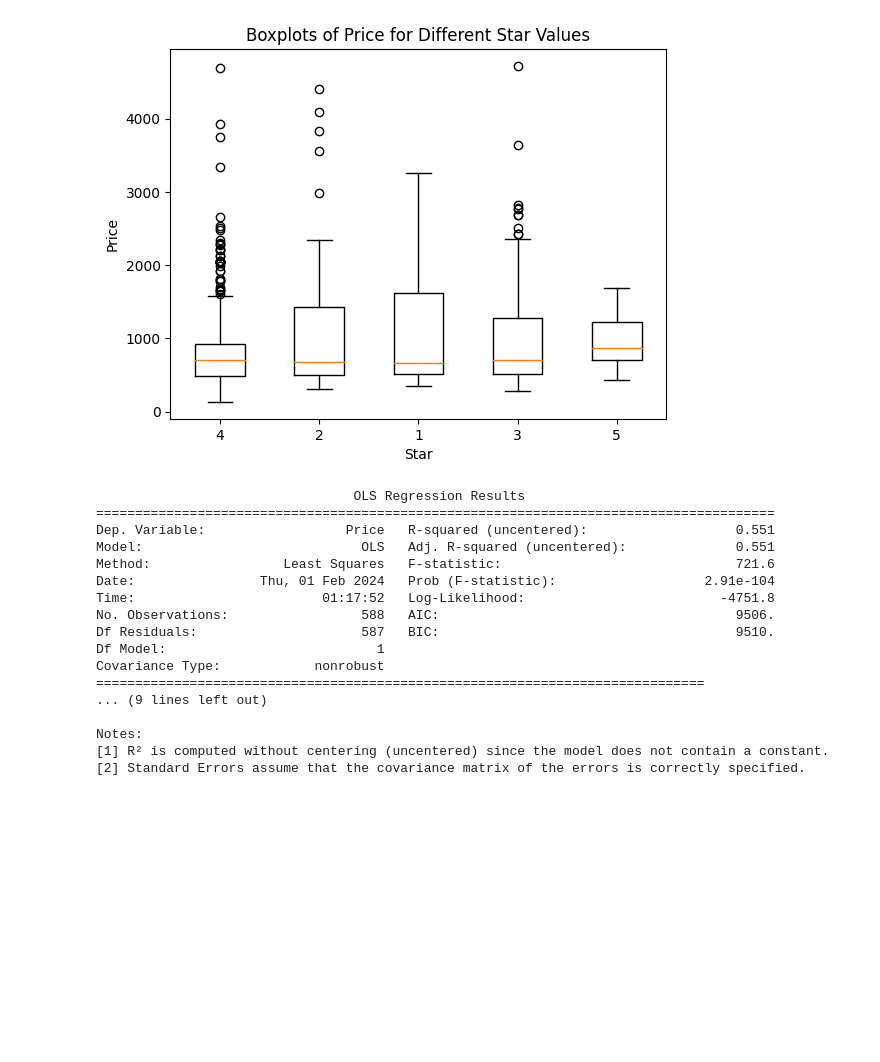
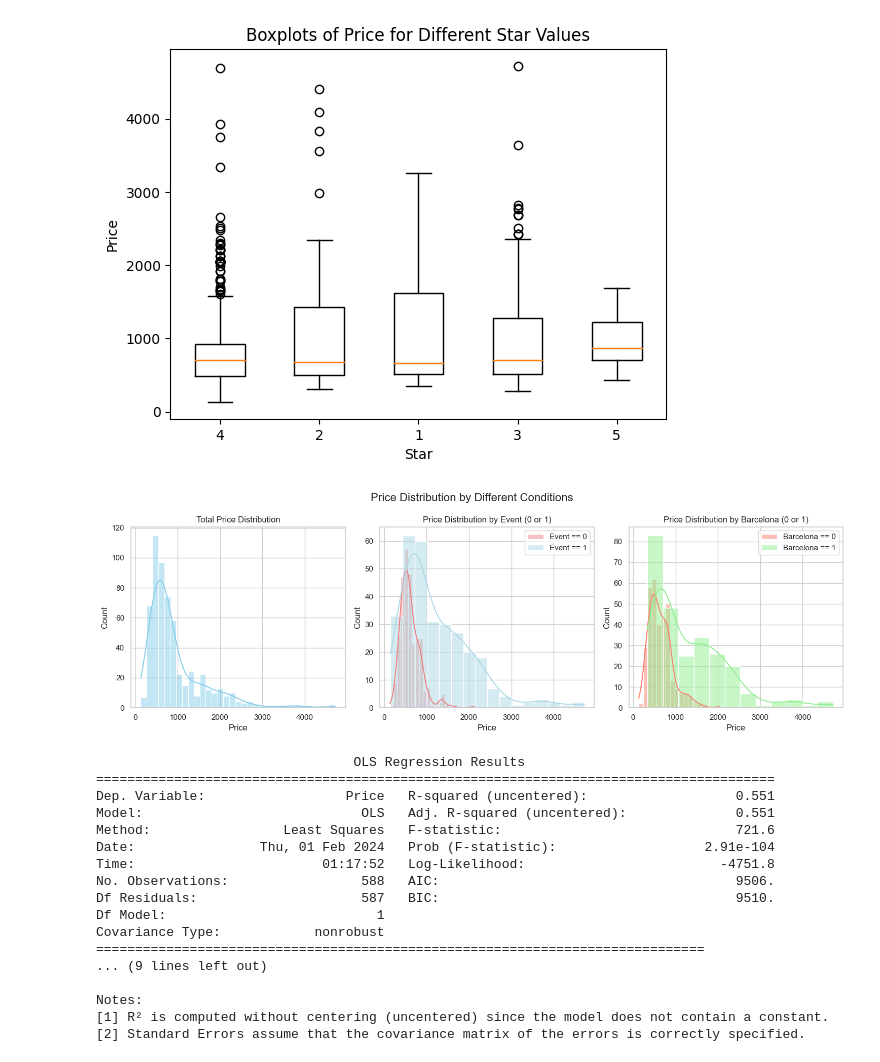
Before and after one commit to mgallon235/Bookings, a Jupyter notebook: Regressions/Regressions_Mobile.ipynb, the cells around one changed output. Saved outputs shown, nothing was run; the diff lists cells and outputs as text; code cells hidden in the pictures; blank space fills up the shorter version.

Commit message:
Added distributions of prices

```diff
--- a/Regressions/Regressions_Mobile.ipynb
+++ b/Regressions/Regressions_Mobile.ipynb
@@ -215,6 +215,39 @@ plt.title('Boxplots of Price for Different Star Values')
 plt.show()
 # %% [output]
 [figure]
+# %%
+# Set the style for the plot
+sns.set(style="whitegrid")
+
+# Create subplots
+fig, axes = plt.subplots(nrows=1, ncols=3, figsize=(15, 5))
+
+# Plot the distribution of 'Price' for all observations
+sns.histplot(df['Price'], ax=axes[0], kde=True, color='skyblue')
+axes[0].set_title('Total Price Distribution')
+
+# Plot the distribution of 'Price' for 'event' == 0 and 'event' == 1 on the same graph
+sns.histplot(df[df['event'] == 0]['Price'], ax=axes[1], kde=True, color='lightcoral', label='Event == 0')
+sns.histplot(df[df['event'] == 1]['Price'], ax=axes[1], kde=True, color='lightblue', label='Event == 1')
+axes[1].set_title('Price Distribution by Event (0 or 1)')
+axes[1].legend()
+
+# Plot the distribution of 'Price' for 'barcelona' == 0 and 'barcelona' == 1 on the same graph
+sns.histplot(df[df['barcelona'] == 0]['Price'], ax=axes[2], kde=True, color='salmon', label='Barcelona == 0')
+sns.histplot(df[df['barcelona'] == 1]['Price'], ax=axes[2], kde=True, color='lightgreen', label='Barcelona == 1')
+axes[2].set_title('Price Distribution by Barcelona (0 or 1)')
+axes[2].legend()
+
+# Add a title to the overall figure
+fig.suptitle('Price Distribution by Different Conditions', fontsize=16)
+
+# Adjust the spacing between subplots
+plt.tight_layout()
+
+# Show the plot
+plt.show()
+# %% [output]
+[figure, added]
 # %%
 # Independent variables
 X = df[['barcelona']]
```
